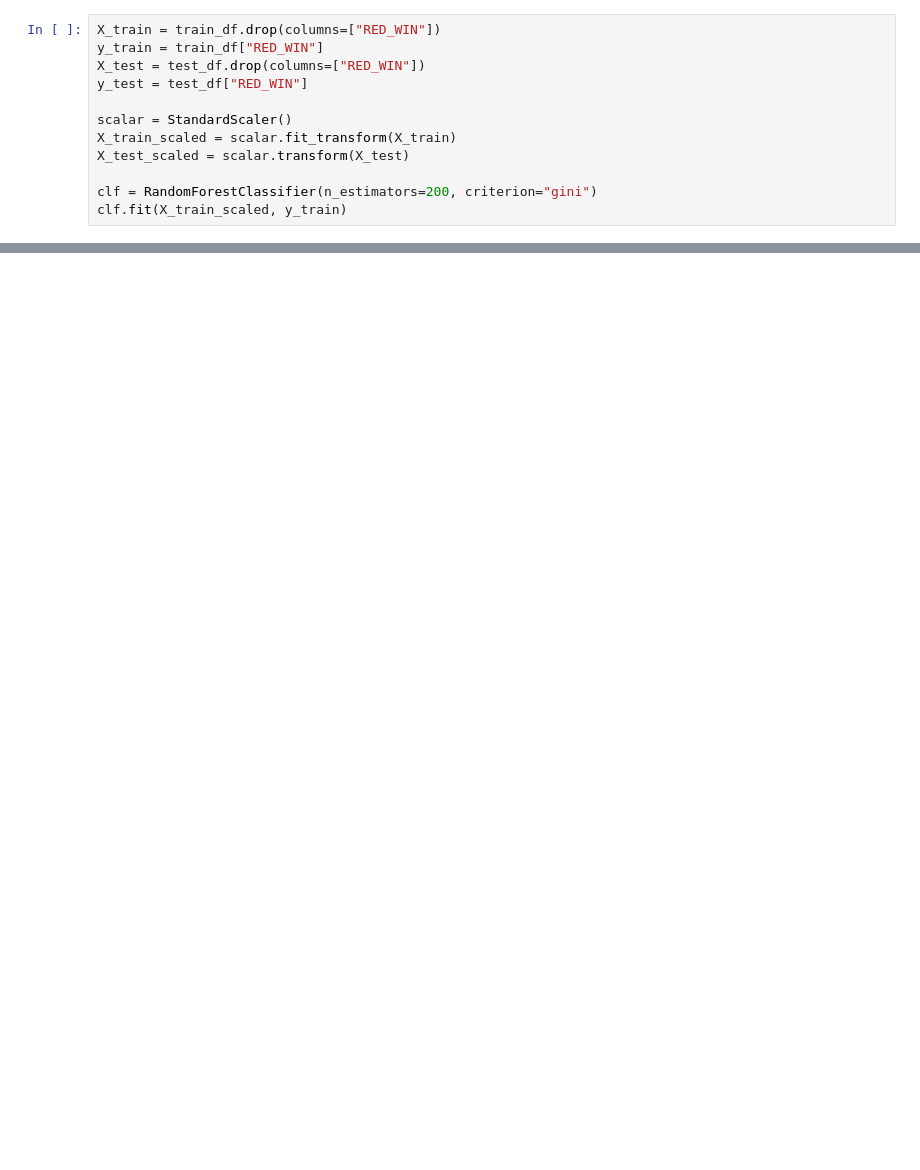
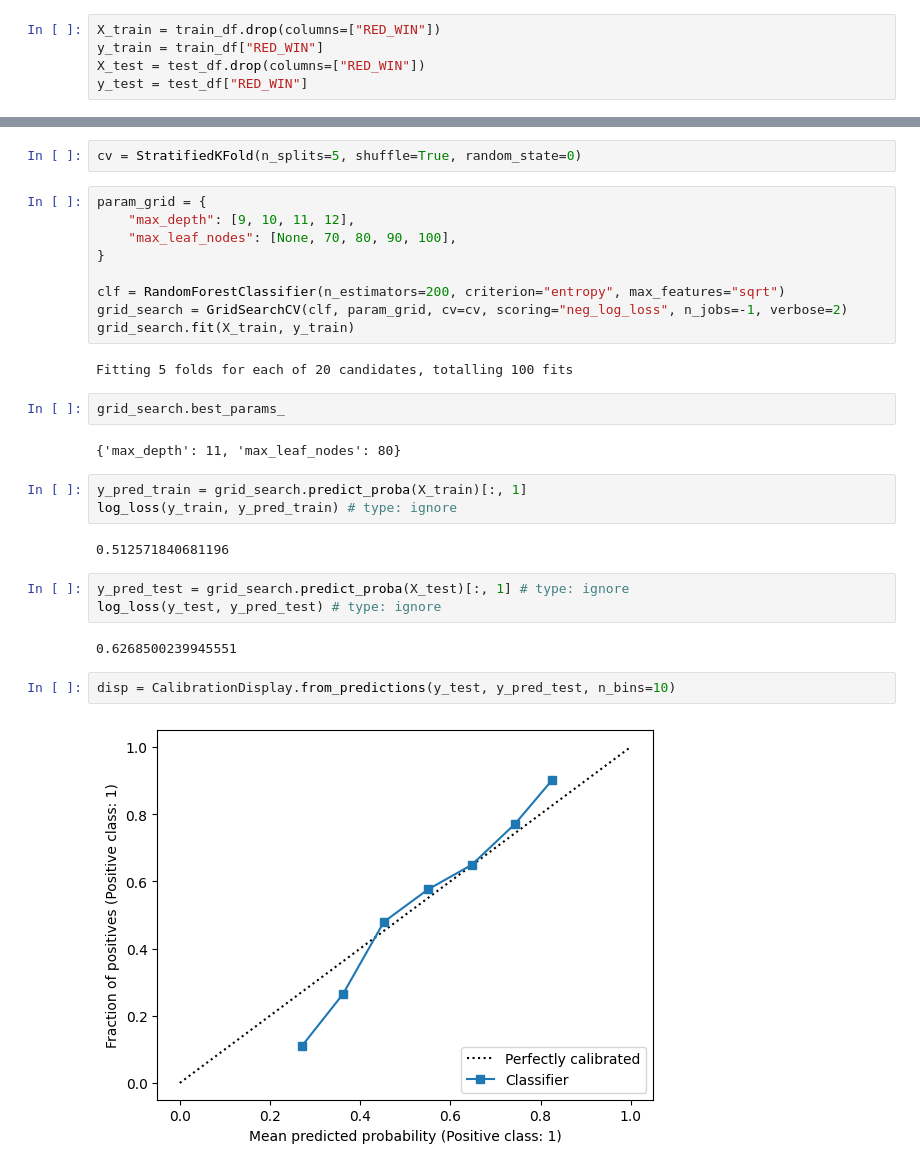
Before and after one commit to ehan03/cpsc-381-final-project, a Jupyter notebook: notebooks/random_forest.ipynb, the cells around one changed output, grey strips where cells are left out. Drawn from its saved outputs; the diff is of its cells as text; blank space fills up the shorter version.

Commit message:
random forest/gridsearch + model

```diff
--- a/notebooks/random_forest.ipynb
+++ b/notebooks/random_forest.ipynb
@@ -16,10 +38,3 @@ X_train = train_df.drop(columns=["RED_WIN"])
 y_train = train_df["RED_WIN"]
 X_test = test_df.drop(columns=["RED_WIN"])
 y_test = test_df["RED_WIN"]
-
-scalar = StandardScaler()
-X_train_scaled = scalar.fit_transform(X_train)
-X_test_scaled = scalar.transform(X_test)
-
-clf = RandomForestClassifier(n_estimators=200, criterion="gini")
-clf.fit(X_train_scaled, y_train)
@@ -70,0 +41,31 @@ array(['f5585e675af7afd4', '335ad945324c3a2e', '883922e5cd6d8473',
+# %%
+cv = StratifiedKFold(n_splits=5, shuffle=True, random_state=0)
+# %%
+param_grid = {
+    "max_depth": [9, 10, 11, 12],
+    "max_leaf_nodes": [None, 70, 80, 90, 100],
+}
+
+clf = RandomForestClassifier(n_estimators=200, criterion="entropy", max_features="sqrt")
+grid_search = GridSearchCV(clf, param_grid, cv=cv, scoring="neg_log_loss", n_jobs=-1, verbose=2)
+grid_search.fit(X_train, y_train)
+# %% [output]
+Fitting 5 folds for each of 20 candidates, totalling 100 fits
+# %%
+grid_search.best_params_
+# %% [output]
+{'max_depth': 11, 'max_leaf_nodes': 80}
+# %%
+y_pred_train = grid_search.predict_proba(X_train)[:, 1]
+log_loss(y_train, y_pred_train) # type: ignore
+# %% [output]
+0.512571840681196
+# %%
+y_pred_test = grid_search.predict_proba(X_test)[:, 1] # type: ignore
+log_loss(y_test, y_pred_test) # type: ignore
+# %% [output]
+0.6268500239945551
+# %%
+disp = CalibrationDisplay.from_predictions(y_test, y_pred_test, n_bins=10)
+# %% [output]
+[figure, added]
```
Also changed, not shown: parts of 7 cells of this notebook, 1 other file.
